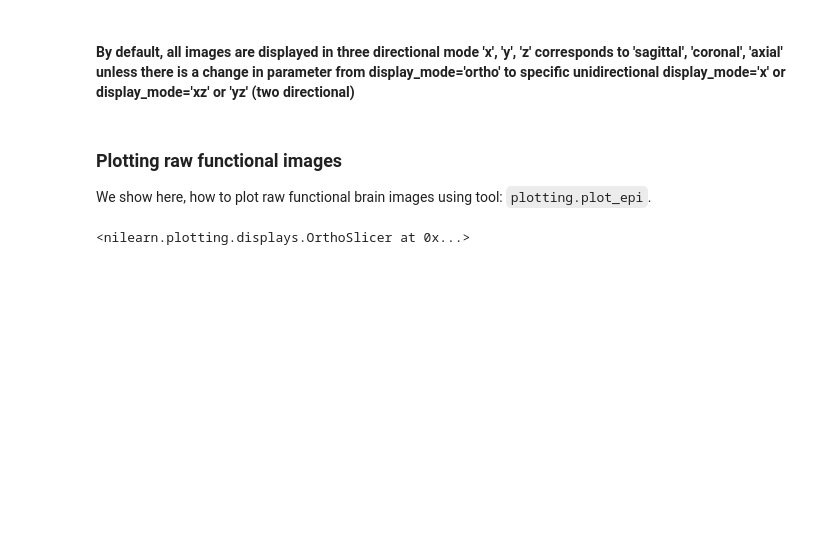
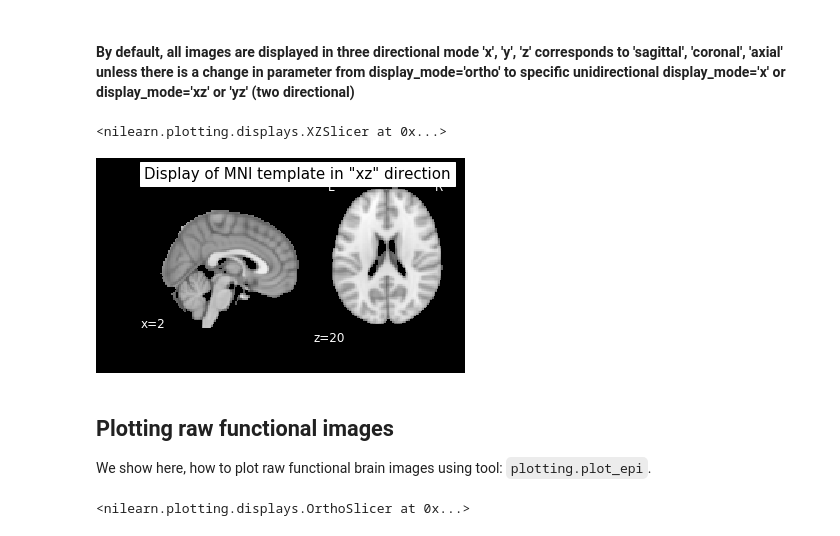
Before and after one commit to KamalakerDadi/Tutorial, a Jupyter notebook: nilearn_plotting.ipynb, the cells around one changed output. Drawn from its saved outputs; the diff is of its cells as text; code cells hidden in the pictures; blank space fills up the shorter version.

Commit message:
Plotting tutorial with some changes

```diff
--- a/nilearn_plotting.ipynb
+++ b/nilearn_plotting.ipynb
@@ -64,8 +64,15 @@ plotting.plot_anat(anatomical_image, cut_coords=(0, 0, 0), title='MNI template')
 [figure]
 # %% [markdown]
 #### By default, all images are displayed in three directional mode 'x', 'y', 'z' corresponds to 'sagittal', 'coronal', 'axial' unless there is a change in parameter from display_mode='ortho' to specific unidirectional display_mode='x' or display_mode='xz' or 'yz' (two directional)
+# %%
+# display_mode='xz' mode with default cut_coords
+plotting.plot_anat(anatomical_image, display_mode='xz', title='Display of MNI template in "xz" direction',
+                  draw_cross=False)
+# %% [output]
+<nilearn.plotting.displays.XZSlicer at 0x...>
+[figure, added]
 # %% [markdown]
-### Plotting raw functional images
+## Plotting raw functional images
 
 We show here, how to plot raw functional brain images using tool: `plotting.plot_epi`.
 # %%
```
Also changed, not shown: parts of 43 cells of this notebook.
